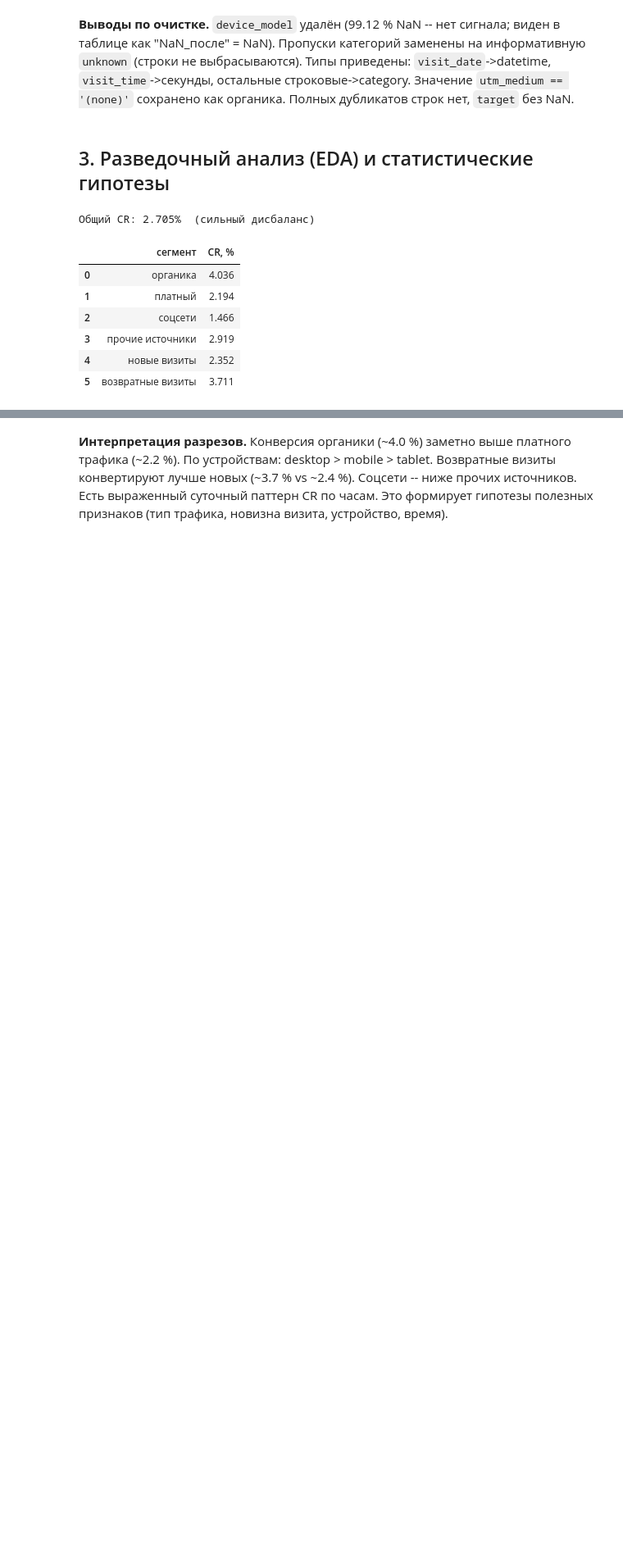
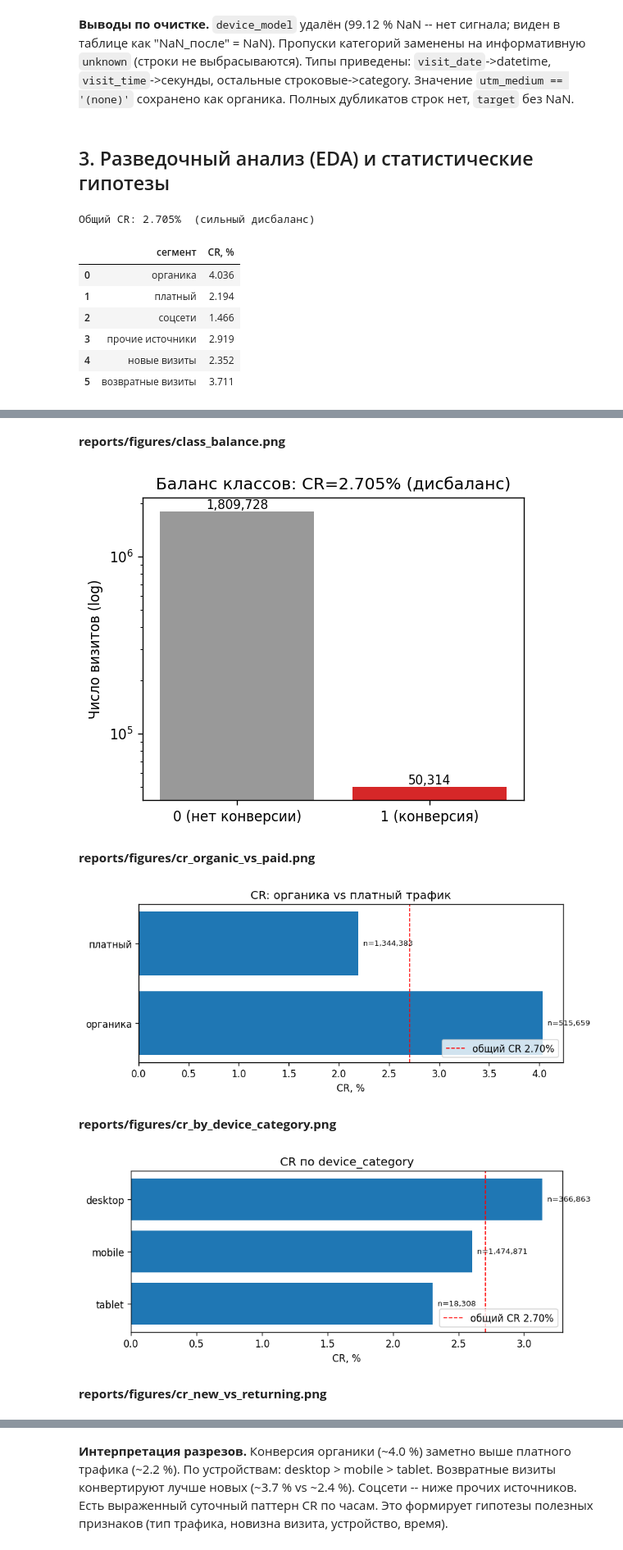
Before and after one commit to Liuboshenko/MIPHI_internship_semester_2_SberAuto-subscription, a Jupyter notebook: notebooks/analytical_report.ipynb, the cells around one changed output, grey strips where cells are left out. Shown at 82% size. Saved outputs shown, nothing was run; the diff lists cells and outputs as text; code cells hidden in the pictures; blank space fills up the shorter version.

Commit message:
Has been updated the notebooks/analytical_report.ipynb

```diff
--- a/notebooks/analytical_report.ipynb
+++ b/notebooks/analytical_report.ipynb
@@ -13,10 +13,10 @@
 
 Отчёт исполняется сверху вниз (Restart & Run All): ячейки загружают артефакты, сгенерированные пайплайном (`data/`, `reports/`, `models/`).
 # %%
-import sys, json
+import sys, json, base64
 from pathlib import Path
 import pandas as pd, numpy as np
-from IPython.display import display
+from IPython.display import Image, display, Markdown
 
 ROOT = Path.cwd()
 while not (ROOT / "src").exists() and ROOT != ROOT.parent:
@@ -25,6 +25,7 @@ sys.path.insert(0, str(ROOT))
 from src import config
 
 def load_json(p): return json.loads(Path(p).read_text(encoding="utf-8"))
+def fig(name): display(Image(data=base64.b64decode(_FIGS[name])))  # из встроенных ассетов, без диска
 pd.set_option("display.max_columns", 60)
 print("Корень проекта:", config.PROJECT_ROOT)
 # %% [output]
@@ -167,0 +157,13 @@ pd.DataFrame({
+# %%
+# Баланс классов и ключевые CR-разрезы
+for name in ["class_balance.png","cr_organic_vs_paid.png","cr_by_device_category.png",
+             "cr_new_vs_returning.png","cr_social_vs_other.png","cr_by_hour.png","cr_by_utm_medium.png"]:
+    display(Markdown(f"**reports/figures/{name}**")); fig(name)
+# %% [output]
+**reports/figures/class_balance.png**
+[figure, added]
+**reports/figures/cr_organic_vs_paid.png**
+[figure, added]
+**reports/figures/cr_by_device_category.png**
+[figure, added]
+**reports/figures/cr_new_vs_returning.png**
```
Also changed, not shown: parts of 7 cells of this notebook.
